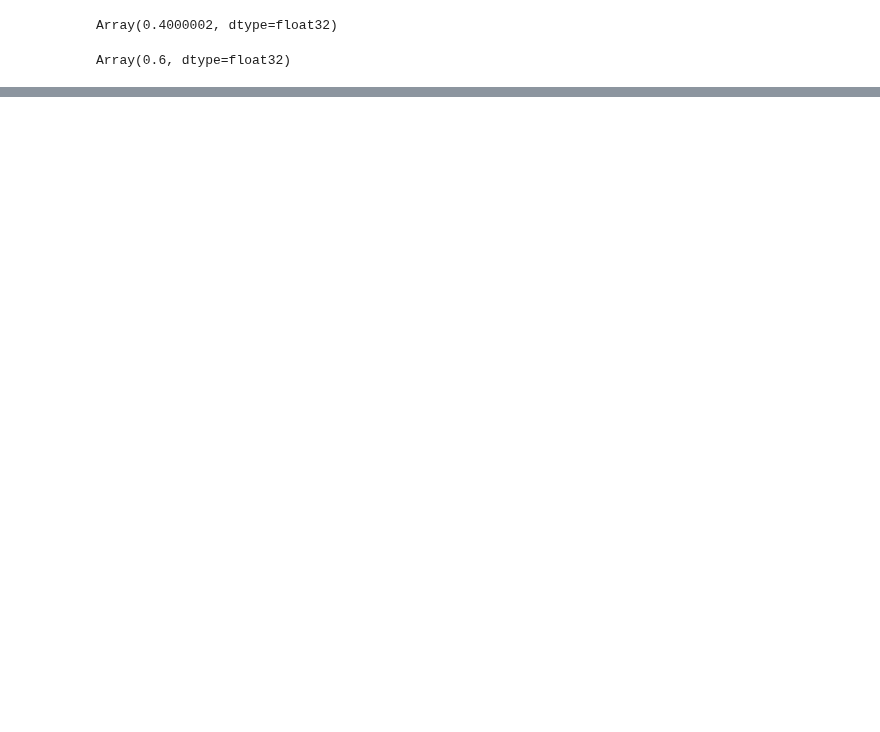
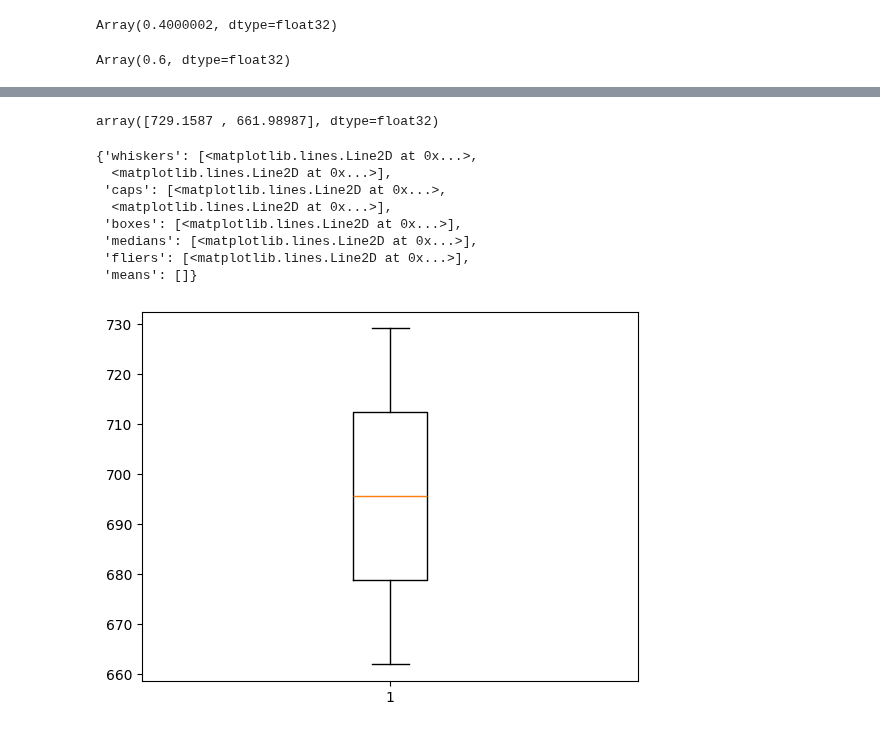
Before and after one commit to yingzai1/spm_neuraloperator, a Jupyter notebook: downstream_soc.ipynb, the cells around one changed output, grey strips where cells are left out. Saved outputs shown, nothing was run; the diff lists cells and outputs as text; code cells hidden in the pictures; blank space fills up the shorter version.

```diff
--- a/downstream_soc.ipynb
+++ b/downstream_soc.ipynb
@@ -1024,0 +1061,3 @@ np.savez("plots/boxplot/loss_fno_benchmark.npz",run_best_losses)
+# %%
+concentration_diffs_anode = jnp.array(concentration_estimates_anode)-concentration_true_anode
+concentration_diffs_cathode = jnp.array(concentration_estimates_cathode)-concentration_true_cathode
@@ -1024,0 +1084,18 @@ np.savez("plots/boxplot/loss_fno_benchmark.npz",run_best_losses)
+# %%
+mean_abs_error_per_batch = (np.mean(np.abs(concentration_diffs_anode*cs_max_a), axis = (1,2)) + np.mean(np.abs(concentration_diffs_cathode*cs_max_c), axis = (1,2)))/2
+# %%
+mean_abs_error_per_batch
+# %% [output]
+array([729.1587 , 661.98987], dtype=float32)
+# %%
+plt.boxplot(mean_abs_error_per_batch)
+# %% [output]
+{'whiskers': [<matplotlib.lines.Line2D at 0x...>,
+  <matplotlib.lines.Line2D at 0x...>],
+ 'caps': [<matplotlib.lines.Line2D at 0x...>,
+  <matplotlib.lines.Line2D at 0x...>],
+ 'boxes': [<matplotlib.lines.Line2D at 0x...>],
+ 'medians': [<matplotlib.lines.Line2D at 0x...>],
+ 'fliers': [<matplotlib.lines.Line2D at 0x...>],
+ 'means': []}
+[figure, added]
```
Also changed, not shown: parts of 27 cells of this notebook, 8 other files.
